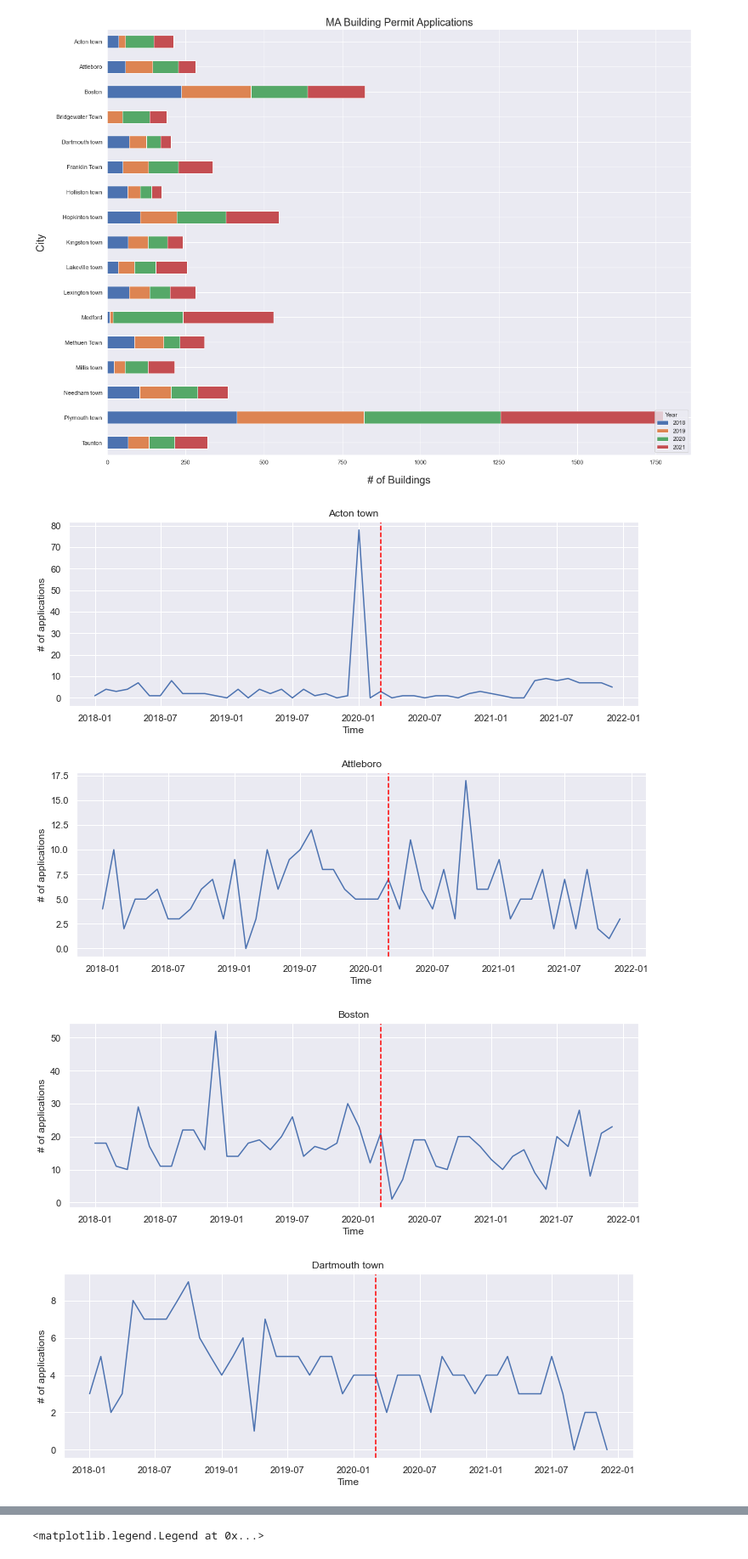
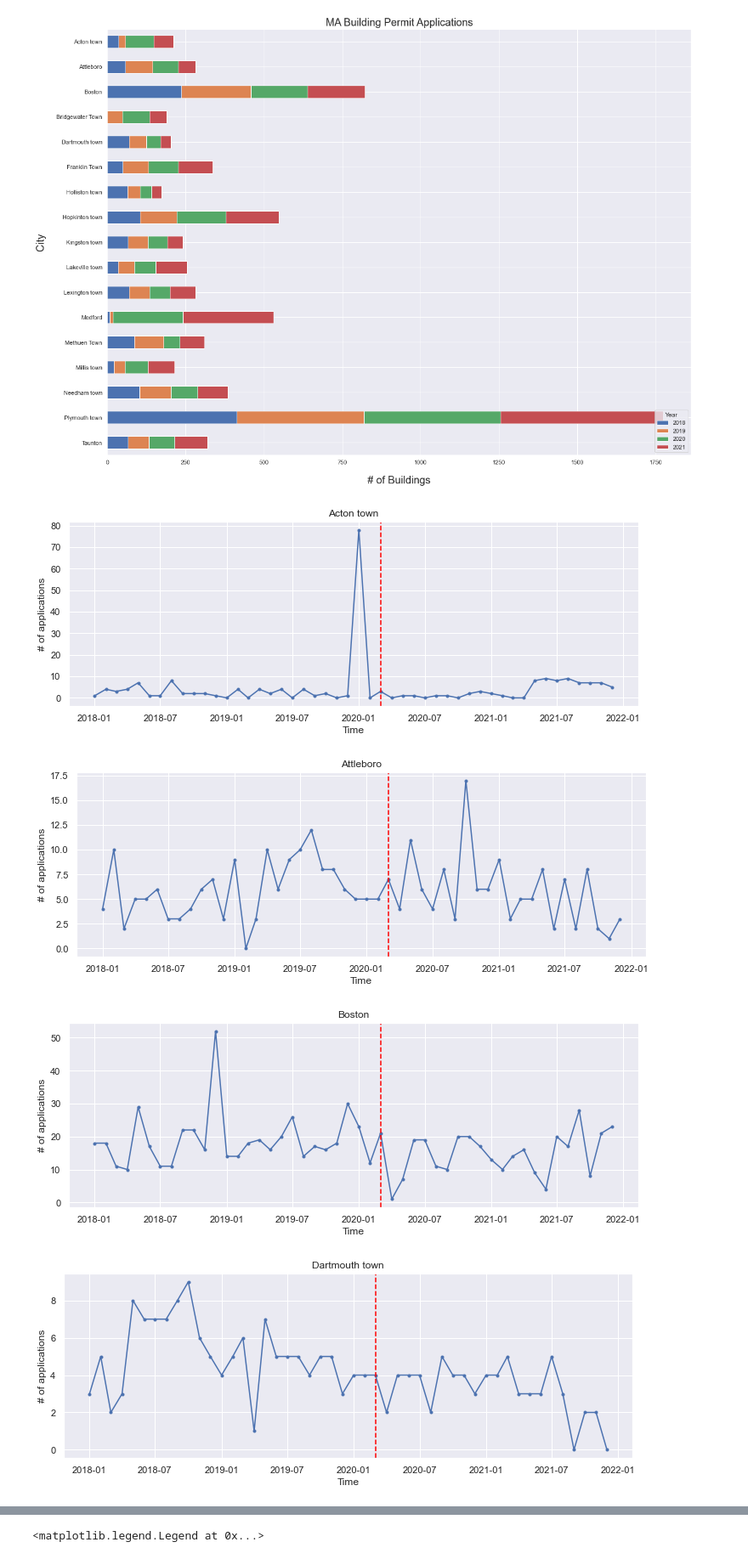
Before and after one commit to sauyeung92/MA_build_permit_analysis, a Jupyter notebook: MA Census Bureau Permit Analysis.ipynb, the cells around one changed output, grey strips where cells are left out. Shown at 85% size. Drawn from its saved outputs; the diff is of its cells as text; code cells hidden in the pictures.

```diff
--- a/MA Census Bureau Permit Analysis.ipynb
+++ b/MA Census Bureau Permit Analysis.ipynb
@@ -221,2 +185,7 @@ ma_df['total_small_units'] = ma_df['2-unit_units']+ ma_df['3-4-unit_units']
+# %%
+#Loading in county key to identify county name by number listed in main data frame
+county_key_df = pd.read_csv(r'C:\Users\sjauy\Python\HODP\building_permit_analysis\permit_env\csv_data\st25_ma_cou_csv.csv')
+# %%
+ma_df = ma_df.merge(county_key_df, how = 'left', on = 'County')
 # %%
 ma_df.to_csv(r'C:\Users\sjauy\Python\HODP\building_permit_analysis\permit_env\csv_results\ma_df.csv',index=False,header = True)
@@ -263,5 +221,0 @@ Boston was excluded from population histogram because it was considered an outli
-# %%
-for i in years:
-    ma_df_yr = ma_df[(ma_df.year == i) & (ma_df.Place != 'Boston')]
-    sns.displot(ma_df_yr.Pop).set(title = i)
-    plt.show()
@@ -398,7 +362,7 @@ toptenbuildpiv = topbuilddf.pivot_table(\
 top_place_build = toptenbuildpiv.index.unique().tolist()
 
 #query ma_df to show data for only cities that showed up in any top 10 search between years 2018-2021
-ma_df_topbuild = ma_df.query('Place in @top_place_build')
+ma_df_topbuild = ma_df.query('Place in @top_place_build & year in [2018,2019,2020,2021]')
 
 ma_df_topbuild_piv = ma_df_topbuild.pivot_table(\
                                                index = 'Place',
@@ -461,18 +427,18 @@ top_places = ma_df_topbuild['Place'].unique()
 # %%
 #plotting applications vs time for each of these top places
 
 for i in range(len(top_places)):
     fig, ax = plt.subplots(figsize = (12,4))
-    ax.plot('date', 'total_buildings', data = ma_df_topbuild[ma_df_topbuild.Place == top_places[i]])
+    ax.plot('date', 'total_buildings', data = ma_df_topbuild[ma_df_topbuild.Place == top_places[i]], marker = '.')
     plt.axvline(pd.to_datetime('2020-03-01'), color = 'red', linestyle = '--')
     ax.set_xlabel('Time')
     ax.set_ylabel('# of applications')
     ax.set_title(top_places[i])
 
 plt.show()
 # %% [output]
-[figure, old version]
+[figure, new version]
 [figure]
 [figure]
-[figure, old version]
+[figure, new version]
 [figure]
```
Also changed, not shown: parts of 42 cells of this notebook.
